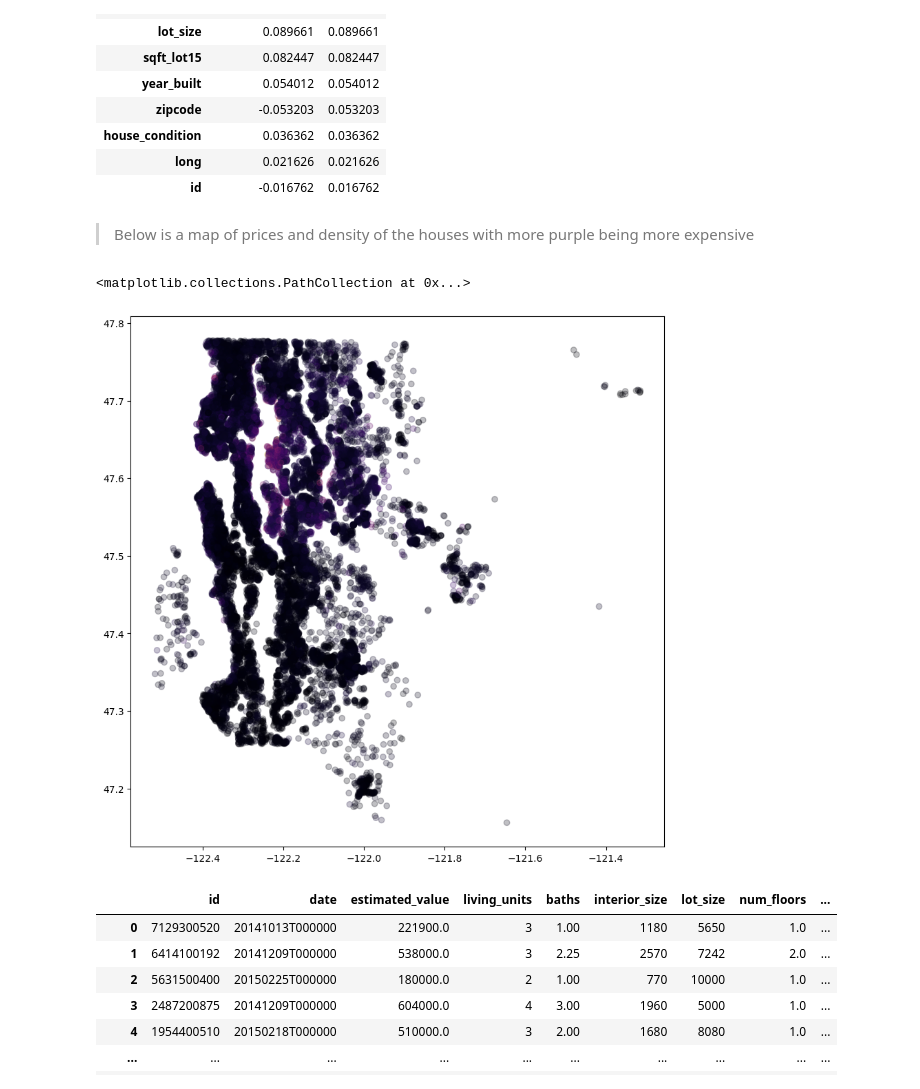
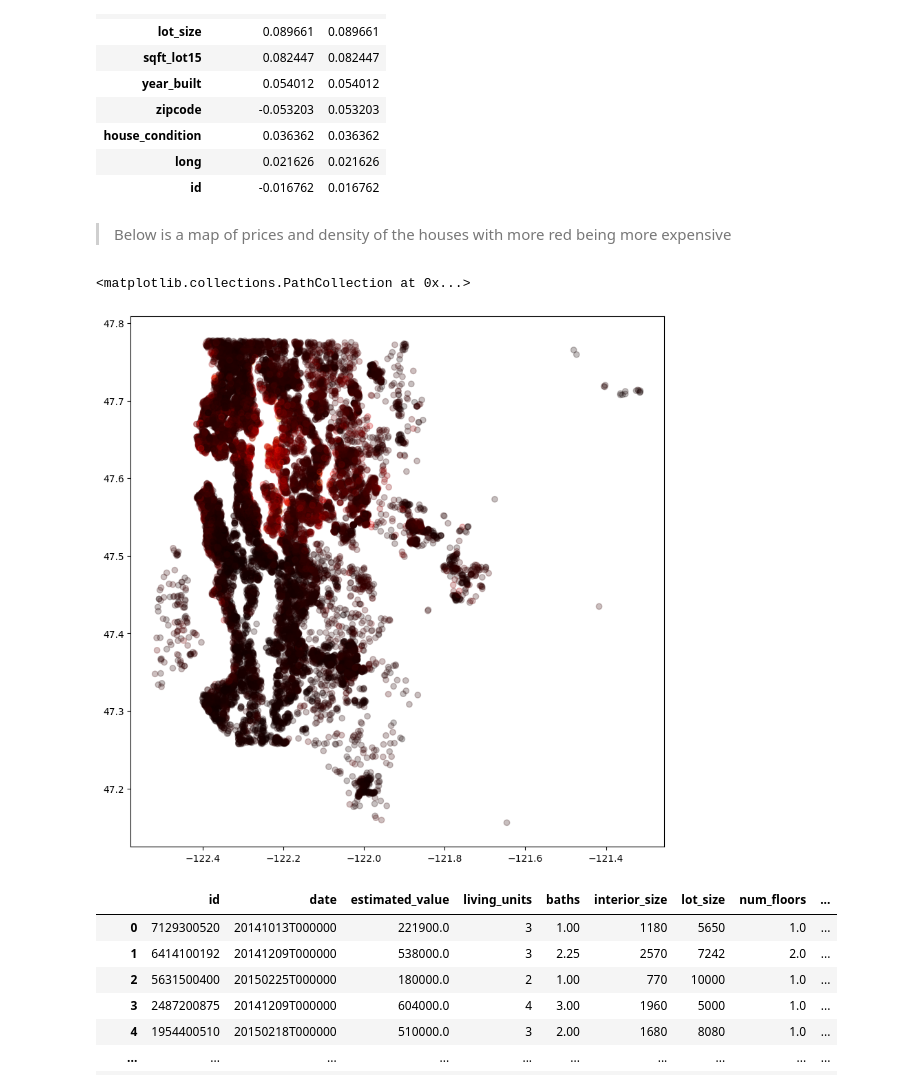
Before and after one commit to Abel-Lagonell/Machine_Learning, a Jupyter notebook: Abel_Lagonell_Project1.ipynb, the cells around one changed output. Saved outputs shown, nothing was run; the diff lists cells and outputs as text; code cells hidden in the pictures.

```diff
--- a/Project_1_Regression_Models.ipynb
+++ b/Abel_Lagonell_Project1.ipynb
@@ -88,13 +88,13 @@ estimated_corr
 | long | 0.021626 | 0.021626 |
 | id | -0.016762 | 0.016762 |
 # %% [markdown]
-> Below is a map of prices and density of the houses with more purple being more expensive
+> Below is a map of prices and density of the houses with more red being more expensive
 # %%
 plt.figure(figsize=(10,10))
-plt.scatter(x=df["long"], y=df["lat"], alpha =0.25, cmap='inferno', c=df["estimated_value"])
+plt.scatter(x=df["long"], y=df["lat"], alpha =0.25, cmap='hot', c=df["estimated_value"])
 # %% [output]
 <matplotlib.collections.PathCollection at 0x...>
-[figure, old version]
+[figure, new version]
 # %%
 df
 # %% [output]
```
Also changed, not shown: parts of 20 cells of this notebook.
